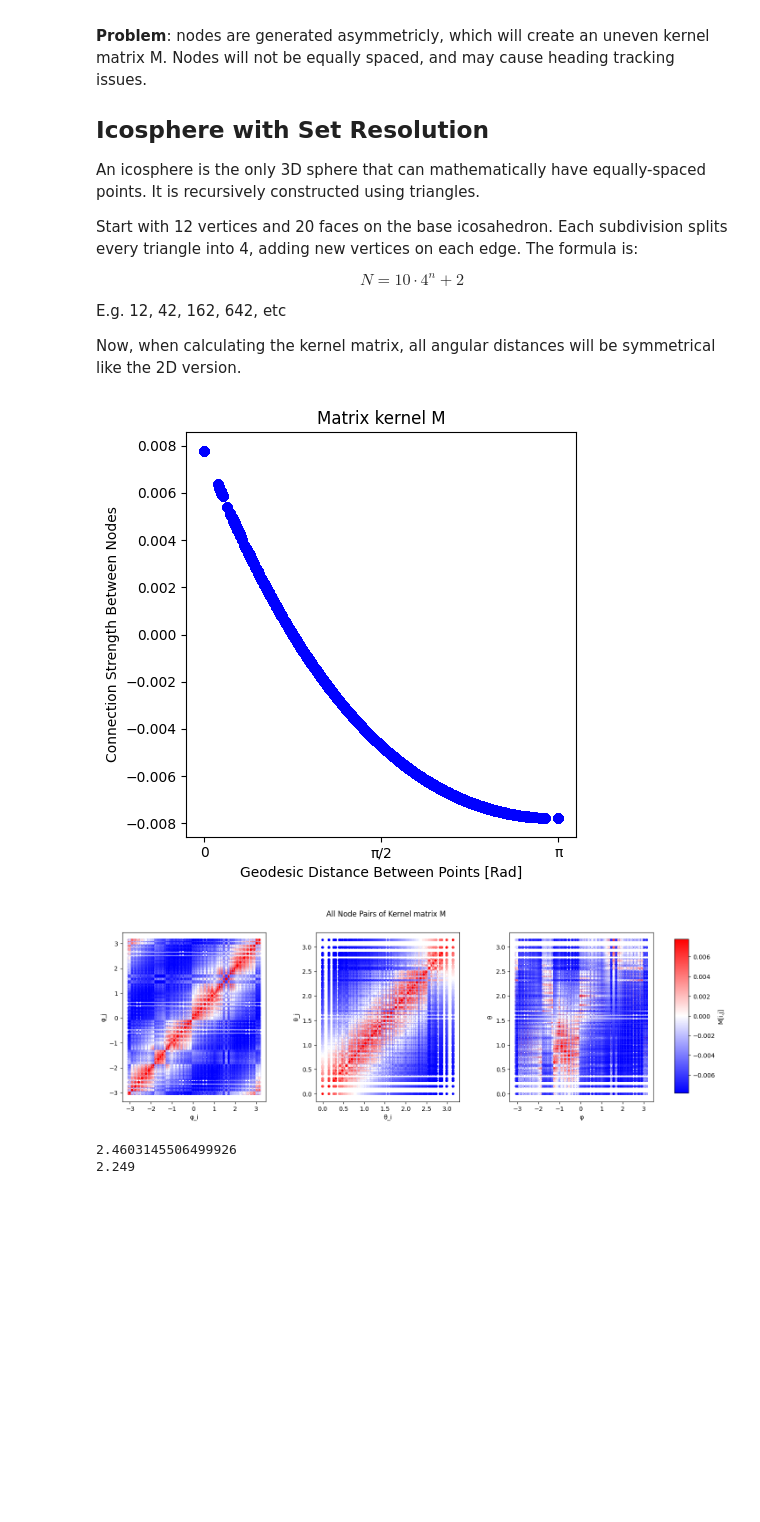
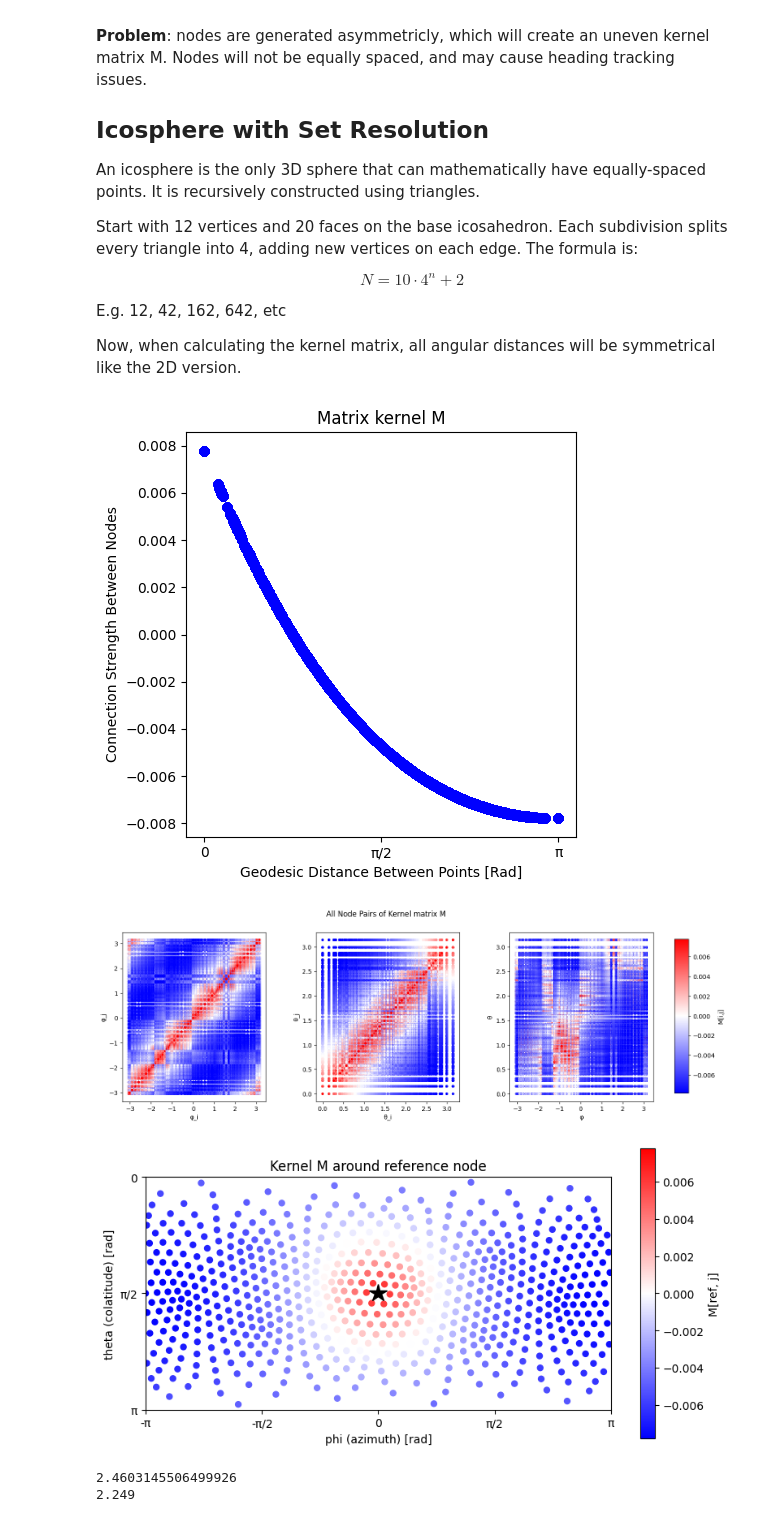
Before and after one commit to noah-ginzburg/RANController, a Jupyter notebook: RAN/mean_field_model_3d.ipynb, the cells around one changed output. Drawn from its saved outputs; the diff is of its cells as text; code cells hidden in the pictures; blank space fills up the shorter version.

Commit message:
back in action, kernel matrix plotted properly

```diff
--- a/RAN/mean_field_model_3d.ipynb
+++ b/RAN/mean_field_model_3d.ipynb
@@ -309,21 +358,23 @@ targets = [target1, target2]
 # %%
 # Node positions and connectivity
 alphas, M = genetate_connection_matrix(nodes, 0, J, v)
 
 fig, ax = plt.subplots(figsize=(5, 5))
 ax.scatter(alphas, M, color='blue')
 ax.set_xticks([0, np.pi/2, np.pi])
 ax.set_xticklabels(['0', 'π/2', 'π'])
 ax.set_title(f'Matrix kernel M')
 ax.set_xlabel(f'Geodesic Distance Between Points [Rad]')
 ax.set_ylabel(f'Connection Strength Between Nodes')
 plt.tight_layout()
 plt.show()
 
 plot_kernel_3panel(nodes, M)
+plot_kernel_one_node(0.0, 0.0, nodes, M)
 # %% [output]
 [figure]
 [figure]
+[figure, added]
 # %%
 u_crit = 1/(max_abs_eigenvalue(M) * np.power((1/np.cosh(beta)),2))
 u_crit = round(u_crit, 3)
```
Also changed, not shown: parts of 1 cell of this notebook, 2 other files.
